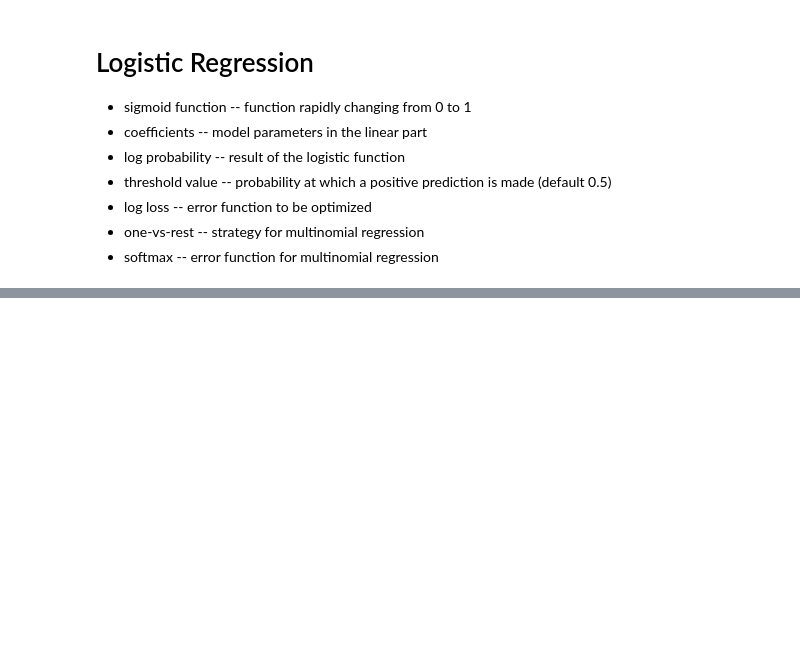
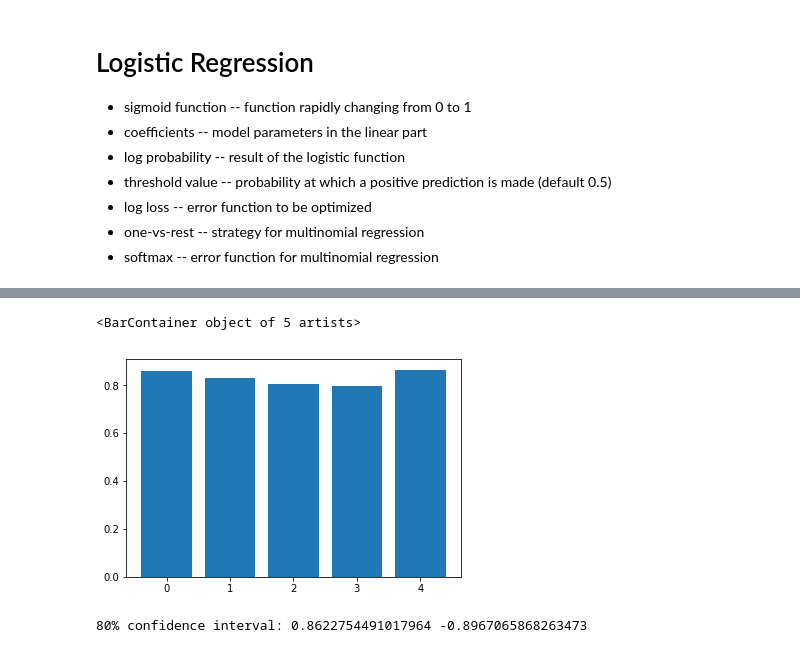
Before and after one commit to maniaclogic/titanic_model, a Jupyter notebook: Titanic.ipynb, the cells around one changed output, grey strips where cells are left out. Drawn from its saved outputs; the diff is of its cells as text; code cells hidden in the pictures; blank space fills up the shorter version.

```diff
--- a/Titanic.ipynb
+++ b/Titanic.ipynb
@@ -164,3 +178,6 @@ ValueError: cannot reindex from a duplicate axis
 * log loss --	error function to be optimized
 * one-vs-rest --	strategy for multinomial regression
 * softmax --	error function for multinomial regression
+# %%
+X = dfi[['Age', 'SibSp', 'Parch', 'Fare', 'Sex_bin', 'Pclass1', 'Pclass2', 'Pclass3']]
+y = dfi['Survived']
@@ -166,0 +291,21 @@ ValueError: cannot reindex from a duplicate axis
+# %%
+scores = cross_val_score(m, Xtrain, ytrain, cv=5)
+plt.bar(range(5), scores)
+# %% [output]
+<BarContainer object of 5 artists>
+[figure, added]
+# %%
+bootstrapped = []
+
+for i in range(1000):
+    Xb, yb = resample(Xtrain, ytrain)
+    m.fit(Xb, yb)
+    score = m.score(Xb, yb)
+    bootstrapped.append(score)
+
+bootstrapped.sort()
+ci80 = bootstrapped[100:-100]    # cuts off 10% of top and 10% of bottom
+
+print("80% confidence interval: {} -{}".format(ci80[0], ci80[-1]))
+# %% [output]
+80% confidence interval: 0.8622754491017964 -0.8967065868263473
```
Also changed, not shown: parts of 25 cells of this notebook.
